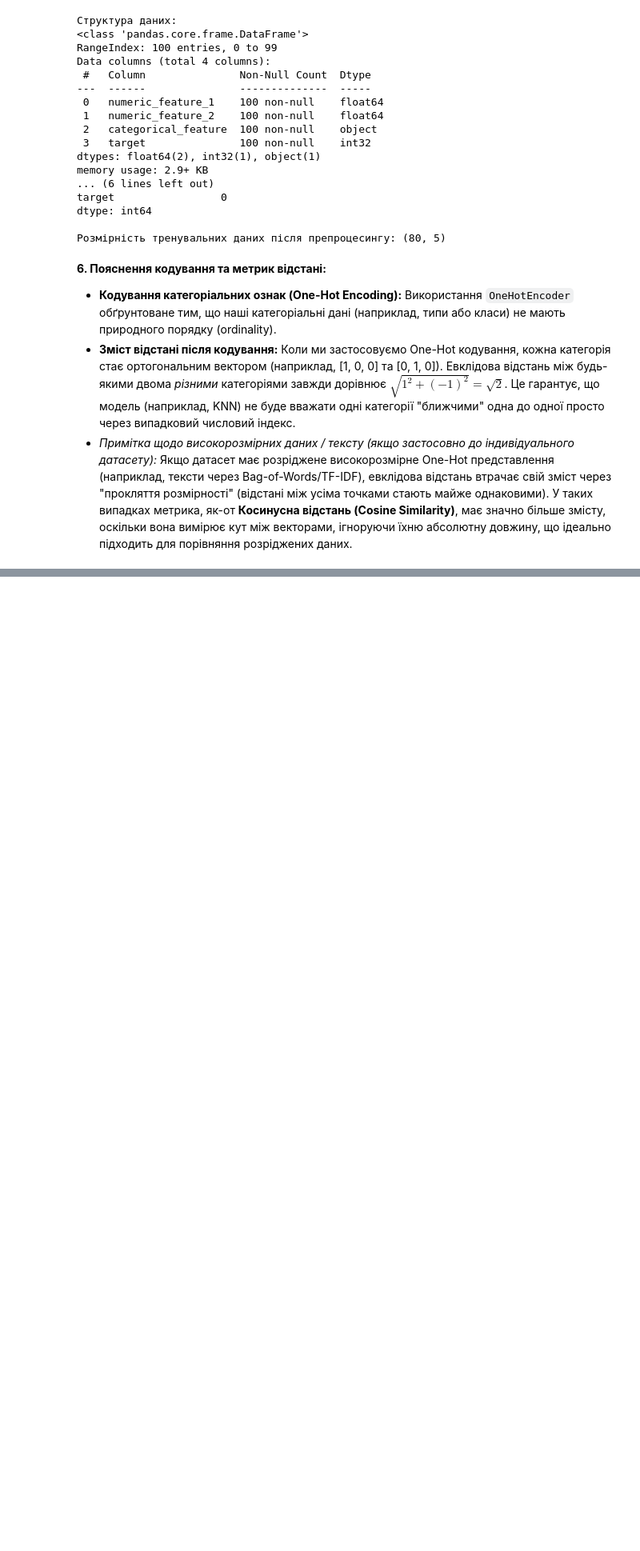
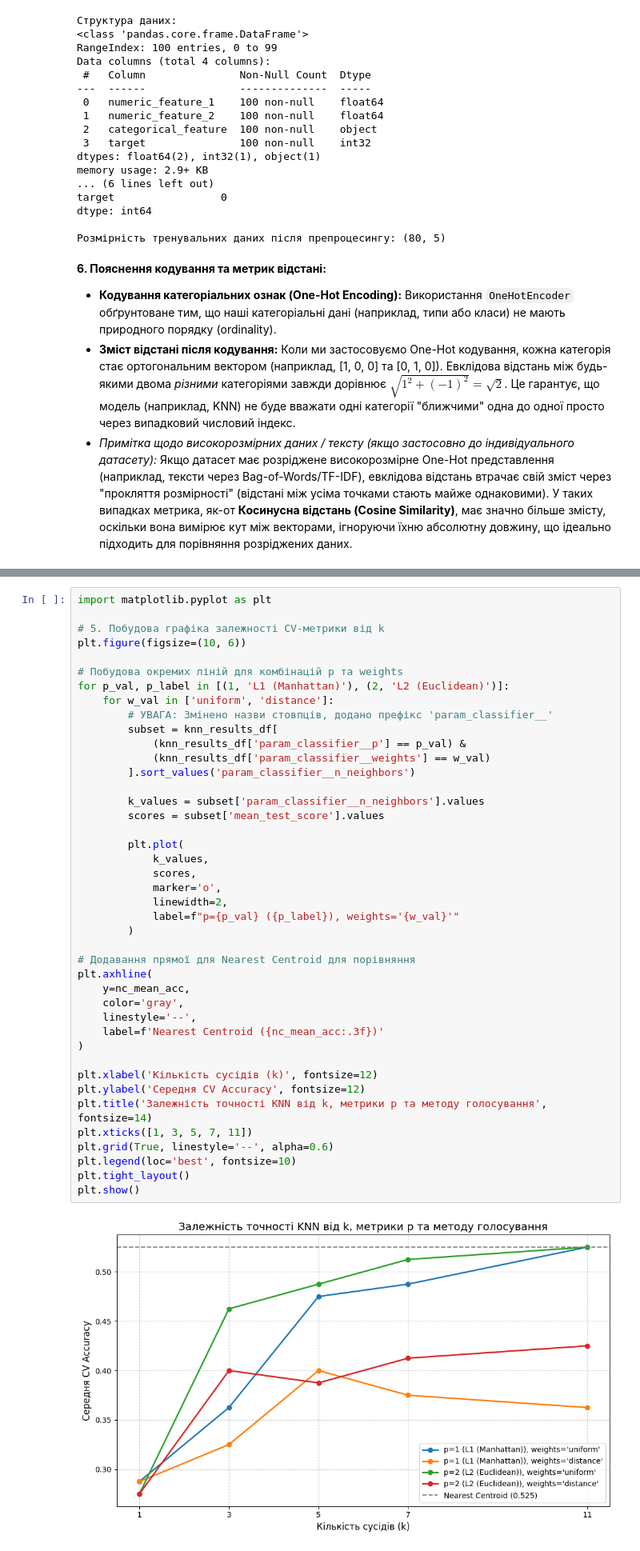
Before and after one commit to Yaroslav071315/machine-learning-course-volovnyk, a Jupyter notebook: Lab03/notebook/lab03.ipynb, the cells around one changed output, grey strips where cells are left out. Shown at 80% size. Drawn from its saved outputs; the diff is of its cells as text; blank space fills up the shorter version.

```diff
--- a/Lab03/notebook/lab03.ipynb
+++ b/Lab03/notebook/lab03.ipynb
@@ -379,0 +668,44 @@ dtype: int64
+# %%
+import matplotlib.pyplot as plt
+
+# 5. Побудова графіка залежності CV-метрики від k
+plt.figure(figsize=(10, 6))
+
+# Побудова окремих ліній для комбінацій p та weights
+for p_val, p_label in [(1, 'L1 (Manhattan)'), (2, 'L2 (Euclidean)')]:
+    for w_val in ['uniform', 'distance']:
+        # УВАГА: Змінено назви стовпців, додано префікс 'param_classifier__'
+        subset = knn_results_df[
+            (knn_results_df['param_classifier__p'] == p_val) &
+            (knn_results_df['param_classifier__weights'] == w_val)
+        ].sort_values('param_classifier__n_neighbors')
+
+        k_values = subset['param_classifier__n_neighbors'].values
+        scores = subset['mean_test_score'].values
+
+        plt.plot(
+            k_values,
+            scores,
+            marker='o',
+            linewidth=2,
+            label=f"p={p_val} ({p_label}), weights='{w_val}'"
+        )
+
+# Додавання прямої для Nearest Centroid для порівняння
+plt.axhline(
+    y=nc_mean_acc,
+    color='gray',
+    linestyle='--',
+    label=f'Nearest Centroid ({nc_mean_acc:.3f})'
+)
+
+plt.xlabel('Кількість сусідів (k)', fontsize=12)
+plt.ylabel('Середня CV Accuracy', fontsize=12)
+plt.title('Залежність точності KNN від k, метрики p та методу голосування', fontsize=14)
+plt.xticks([1, 3, 5, 7, 11])
+plt.grid(True, linestyle='--', alpha=0.6)
+plt.legend(loc='best', fontsize=10)
+plt.tight_layout()
+plt.show()
+# %% [output]
+[figure, added]
```
Also changed, not shown: parts of 7 cells of this notebook, 2 other files.
